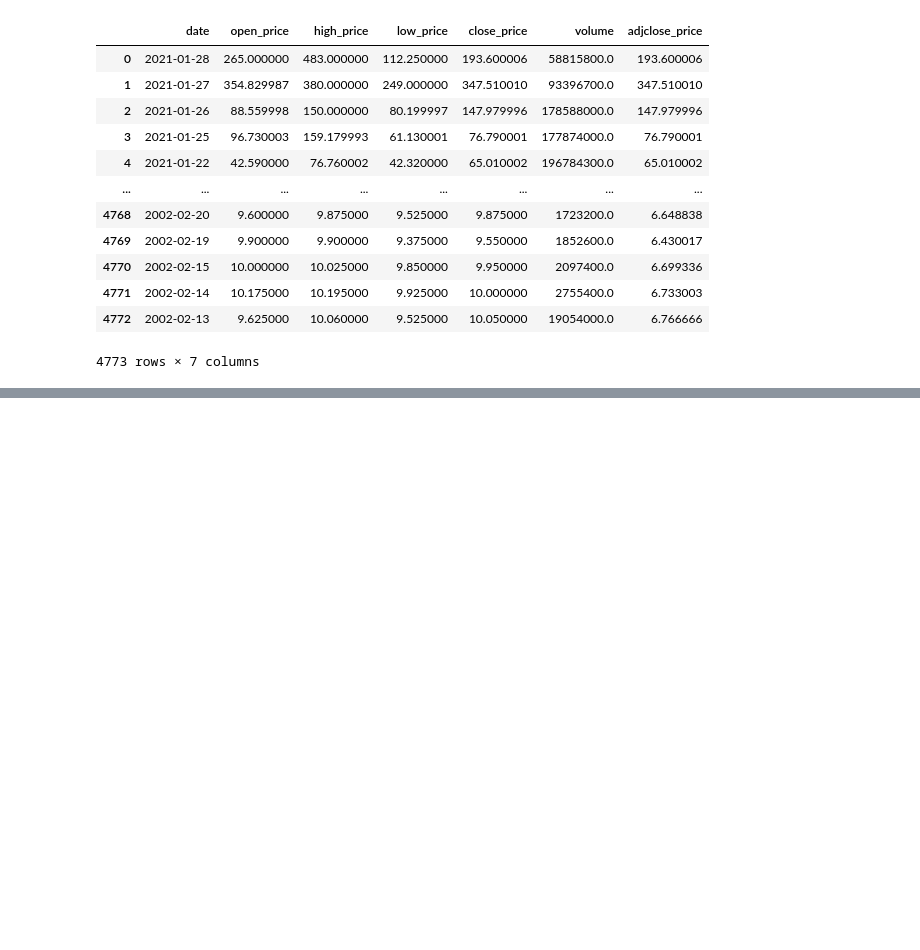
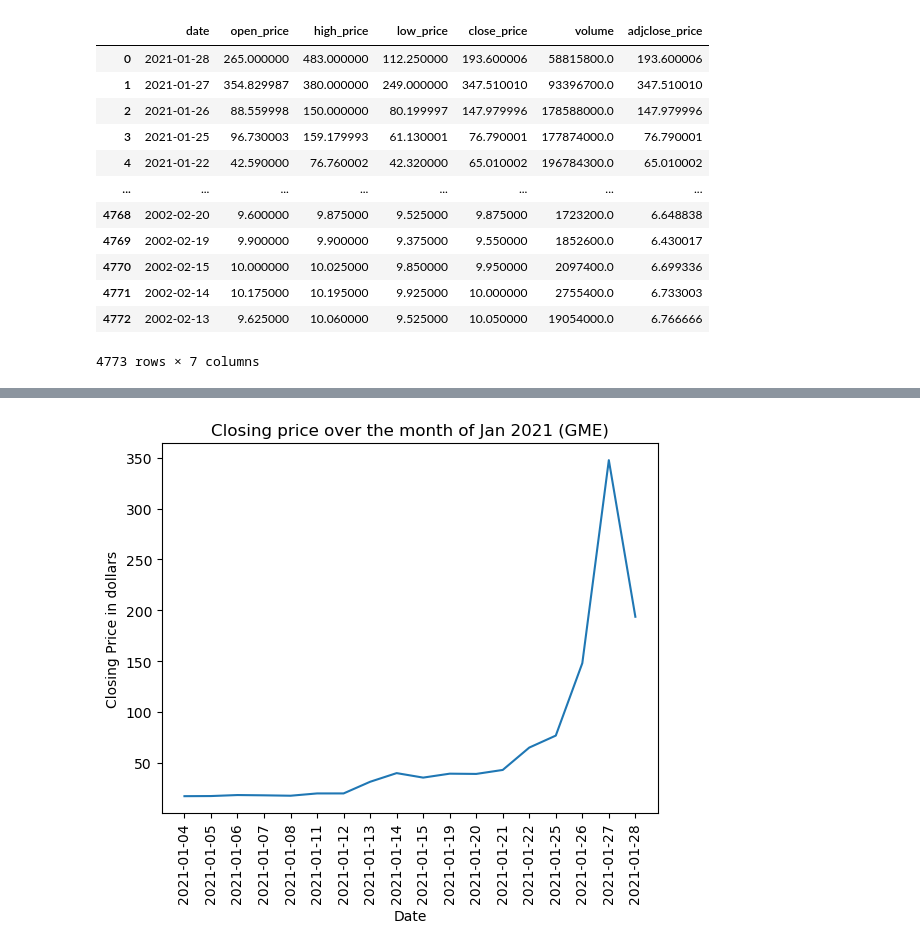
Before and after one commit to jithu-ann/Project_1, a Jupyter notebook: reddit_analysis.ipynb, the cells around one changed output, grey strips where cells are left out. Saved outputs shown, nothing was run; the diff lists cells and outputs as text; code cells hidden in the pictures; blank space fills up the shorter version.

Commit message:
added two visualizations

```diff
--- a/reddit_analysis.ipynb
+++ b/reddit_analysis.ipynb
@@ -68,3 +73,9 @@ stock_df
 | 4771 | 2002-02-14 | 10.175000 | 10.195000 | 9.925000 | 10.000000 | 2755400.0 | 6.733003 |
 | 4772 | 2002-02-13 | 9.625000 | 10.060000 | 9.525000 | 10.050000 | 19054000.0 | 6.766666 |
 4773 rows × 7 columns
+# %%
+#Filter Jan2021 and Jan2020 Stock Prices only
+jan_2021_df = stock_df[stock_df['date'].str.contains('2021-01', na = False)].sort_values(by='date')
+jan_2020_df = stock_df[stock_df['date'].str.contains('2020-01', na = False)].sort_values(by='date')
+
+jan_2020_df
@@ -70,0 +124,10 @@ stock_df
+# %%
+#Plot of the closing price in Jan 2021
+plot = plt.plot(jan_2021_df['date'],jan_2021_df['close_price'])
+plt.xlabel('Date')
+plt.ylabel('Closing Price in dollars')
+plt.title('Closing price over the month of Jan 2021 (GME)')
+plt.xticks(rotation="vertical")
+plt.show()
+# %% [output]
+[figure, added]
```
Also changed, not shown: parts of 5 cells of this notebook, 1 other file.
